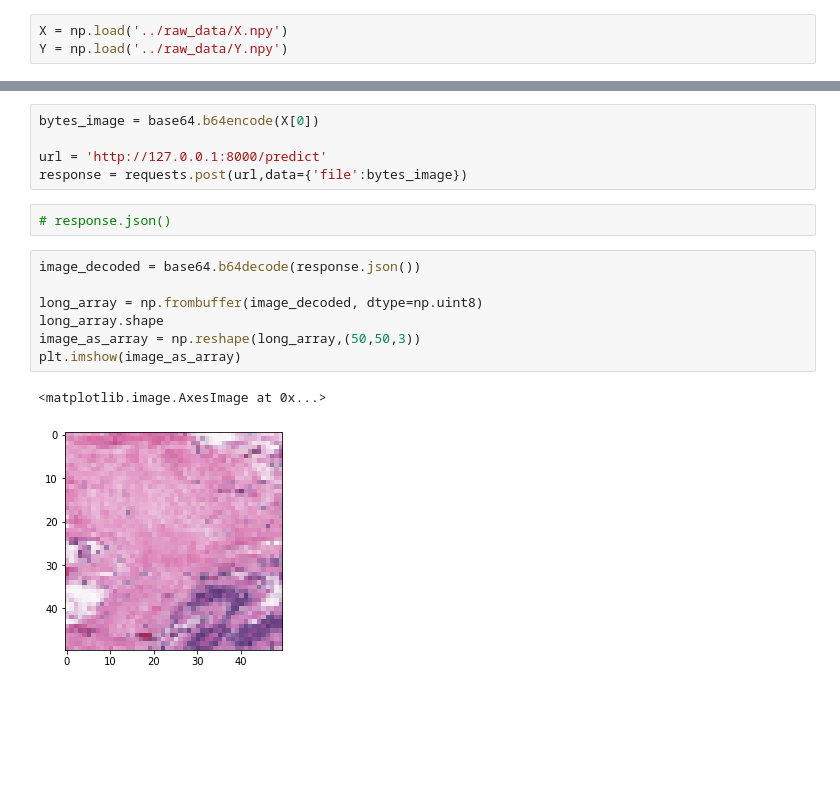
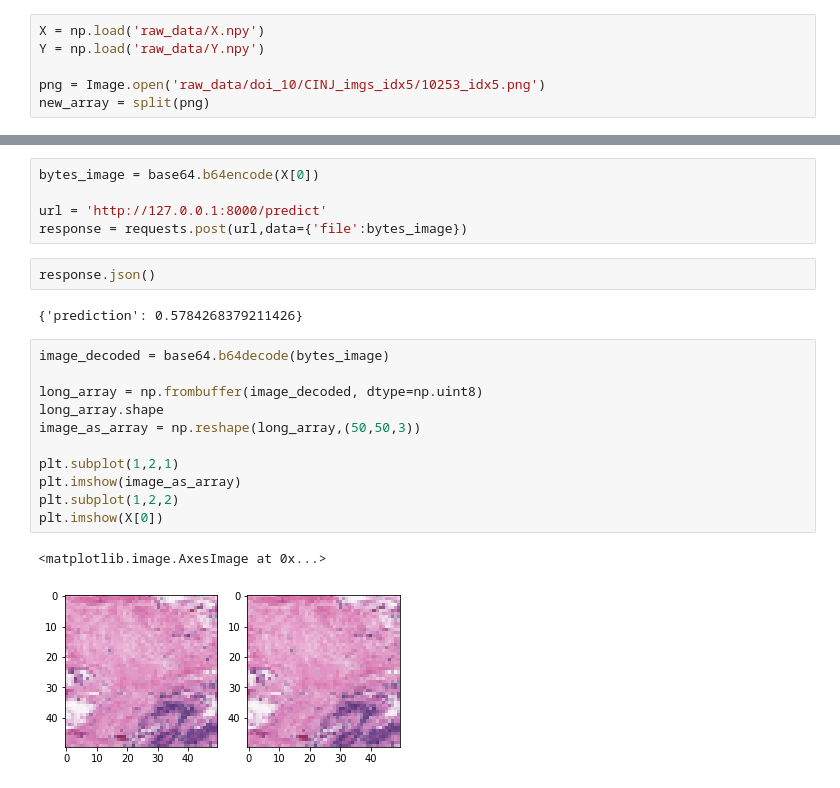
Before and after one commit to elizabeth-feldeverd/idc-backend, a Jupyter notebook: notebooks/idc.ipynb, the cells around one changed output, grey strips where cells are left out. Saved outputs shown, nothing was run; the diff lists cells and outputs as text; blank space fills up the shorter version.

```diff
--- a/notebooks/idc.ipynb
+++ b/notebooks/idc.ipynb
@@ -17,3 +17,6 @@ from idc.image_processing import create_img_array
 # %%
-X = np.load('../raw_data/X.npy')
-Y = np.load('../raw_data/Y.npy')
+X = np.load('raw_data/X.npy')
+Y = np.load('raw_data/Y.npy')
+
+png = Image.open('raw_data/doi_10/CINJ_imgs_idx5/10253_idx5.png')
+new_array = split(png)
@@ -54,15 +56,21 @@ bytes_image = base64.b64encode(X[0])
 
 url = 'http://127.0.0.1:8000/predict'
 response = requests.post(url,data={'file':bytes_image})
-# %%
-# response.json()
+# %%
+response.json()
+# %% [output]
+{'prediction': 0.5784268379211426}
 # %%
-image_decoded = base64.b64decode(response.json())
+image_decoded = base64.b64decode(bytes_image)
 
 long_array = np.frombuffer(image_decoded, dtype=np.uint8)
 long_array.shape
 image_as_array = np.reshape(long_array,(50,50,3))
+
+plt.subplot(1,2,1)
 plt.imshow(image_as_array)
+plt.subplot(1,2,2)
+plt.imshow(X[0])
 # %% [output]
 <matplotlib.image.AxesImage at 0x...>
-[figure, old version]
+[figure, new version]
```
Also changed, not shown: parts of 8 cells of this notebook, 2 other files.
